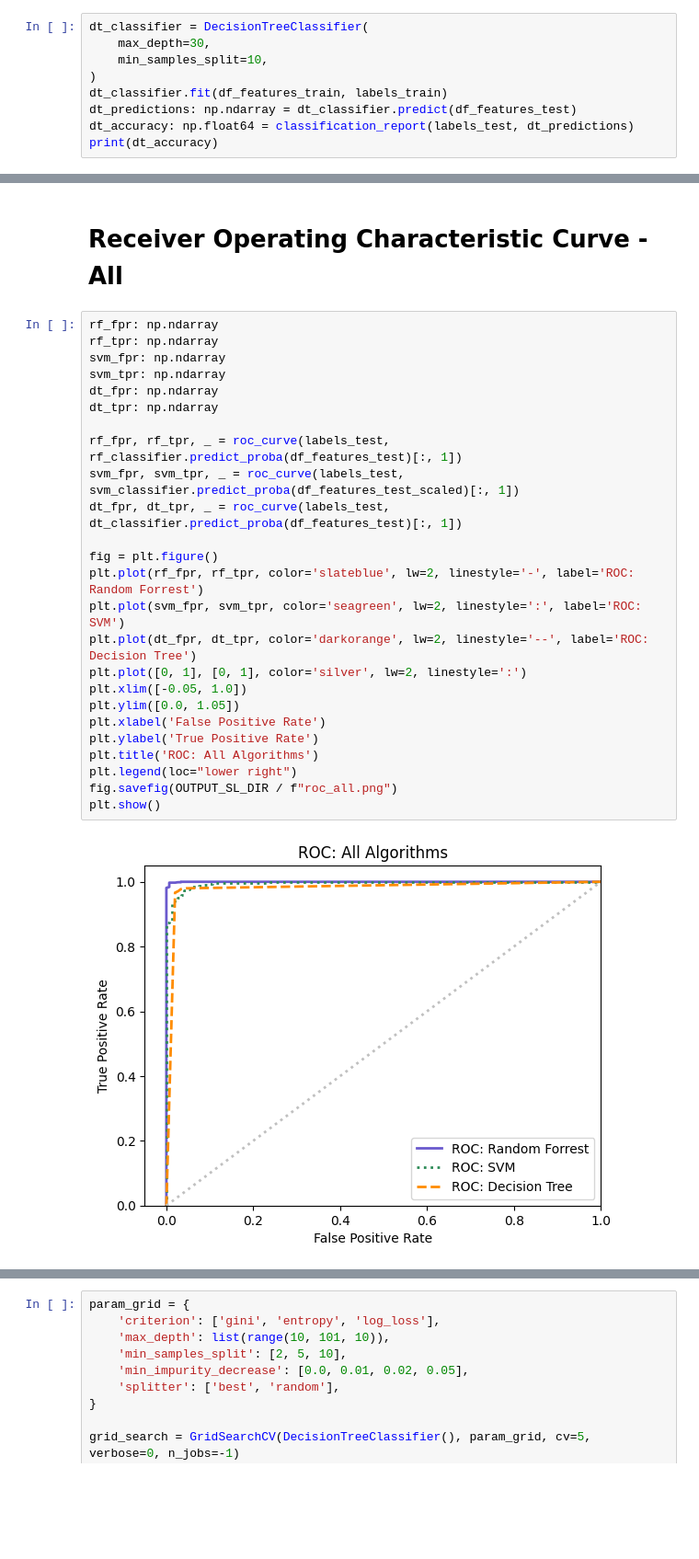
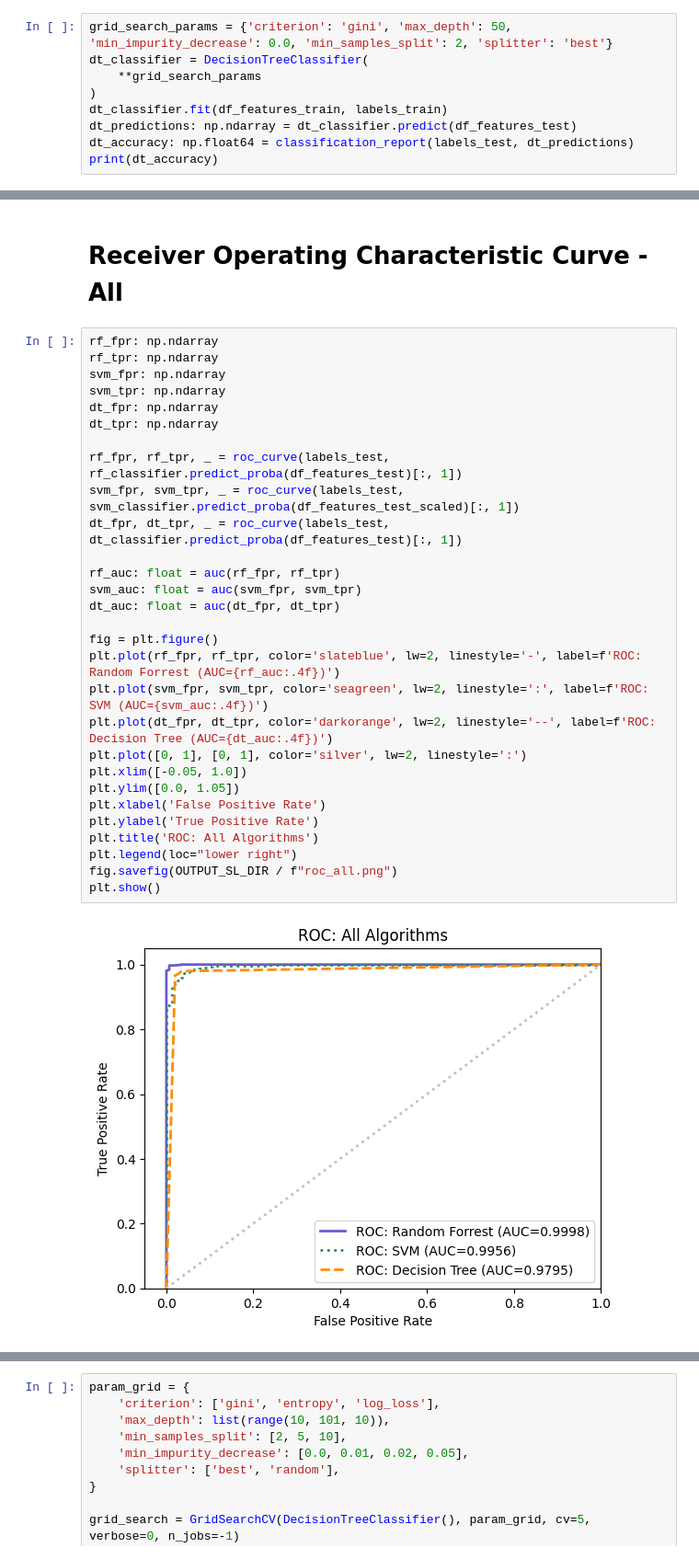
Before and after one commit to ernlavr/dataMining_finalAssignment, a Jupyter notebook: src/ml/sl.ipynb, the cells around one changed output, grey strips where cells are left out. Shown at 92% size. Saved outputs shown, nothing was run; the diff lists cells and outputs as text; blank space fills up the shorter version.

Commit message:
Add params from grid search

```diff
--- a/src/ml/sl.ipynb
+++ b/src/ml/sl.ipynb
@@ -36,9 +36,9 @@ labels_test: pd.core.series.Series = df_test['account_type']
 # %% [markdown]
 # Supervised Learning: Decision Tree
 # %%
+grid_search_params = {'criterion': 'gini', 'max_depth': 50, 'min_impurity_decrease': 0.0, 'min_samples_split': 2, 'splitter': 'best'}
 dt_classifier = DecisionTreeClassifier(
-    max_depth=30,
-    min_samples_split=10,
+    **grid_search_params
 )
 dt_classifier.fit(df_features_train, labels_train)
 dt_predictions: np.ndarray = dt_classifier.predict(df_features_test)
@@ -112,29 +112,33 @@ make_conf_matrix(labels_test=labels_test, predictions=rf_predictions, algo_name=
 # %%
 rf_fpr: np.ndarray
 rf_tpr: np.ndarray
 svm_fpr: np.ndarray
 svm_tpr: np.ndarray
 dt_fpr: np.ndarray
 dt_tpr: np.ndarray
 
 rf_fpr, rf_tpr, _ = roc_curve(labels_test, rf_classifier.predict_proba(df_features_test)[:, 1])
 svm_fpr, svm_tpr, _ = roc_curve(labels_test, svm_classifier.predict_proba(df_features_test_scaled)[:, 1])
 dt_fpr, dt_tpr, _ = roc_curve(labels_test, dt_classifier.predict_proba(df_features_test)[:, 1])
 
+rf_auc: float = auc(rf_fpr, rf_tpr)
+svm_auc: float = auc(svm_fpr, svm_tpr)
+dt_auc: float = auc(dt_fpr, dt_tpr)
+
 fig = plt.figure()
-plt.plot(rf_fpr, rf_tpr, color='slateblue', lw=2, linestyle='-', label='ROC: Random Forrest')
-plt.plot(svm_fpr, svm_tpr, color='seagreen', lw=2, linestyle=':', label='ROC: SVM')
-plt.plot(dt_fpr, dt_tpr, color='darkorange', lw=2, linestyle='--', label='ROC: Decision Tree')
+plt.plot(rf_fpr, rf_tpr, color='slateblue', lw=2, linestyle='-', label=f'ROC: Random Forrest (AUC={rf_auc:.4f})')
+plt.plot(svm_fpr, svm_tpr, color='seagreen', lw=2, linestyle=':', label=f'ROC: SVM (AUC={svm_auc:.4f})')
+plt.plot(dt_fpr, dt_tpr, color='darkorange', lw=2, linestyle='--', label=f'ROC: Decision Tree (AUC={dt_auc:.4f})')
 plt.plot([0, 1], [0, 1], color='silver', lw=2, linestyle=':')
 plt.xlim([-0.05, 1.0])
 plt.ylim([0.0, 1.05])
 plt.xlabel('False Positive Rate')
 plt.ylabel('True Positive Rate')
 plt.title('ROC: All Algorithms')
 plt.legend(loc="lower right")
 fig.savefig(OUTPUT_SL_DIR / f"roc_all.png")
 plt.show()
 # %% [output]
-[figure, old version]
+[figure, new version]
 # %% [markdown]
 # Example with GridSearchCV for parameter tuning
```
Also changed, not shown: parts of 3 cells of this notebook.
